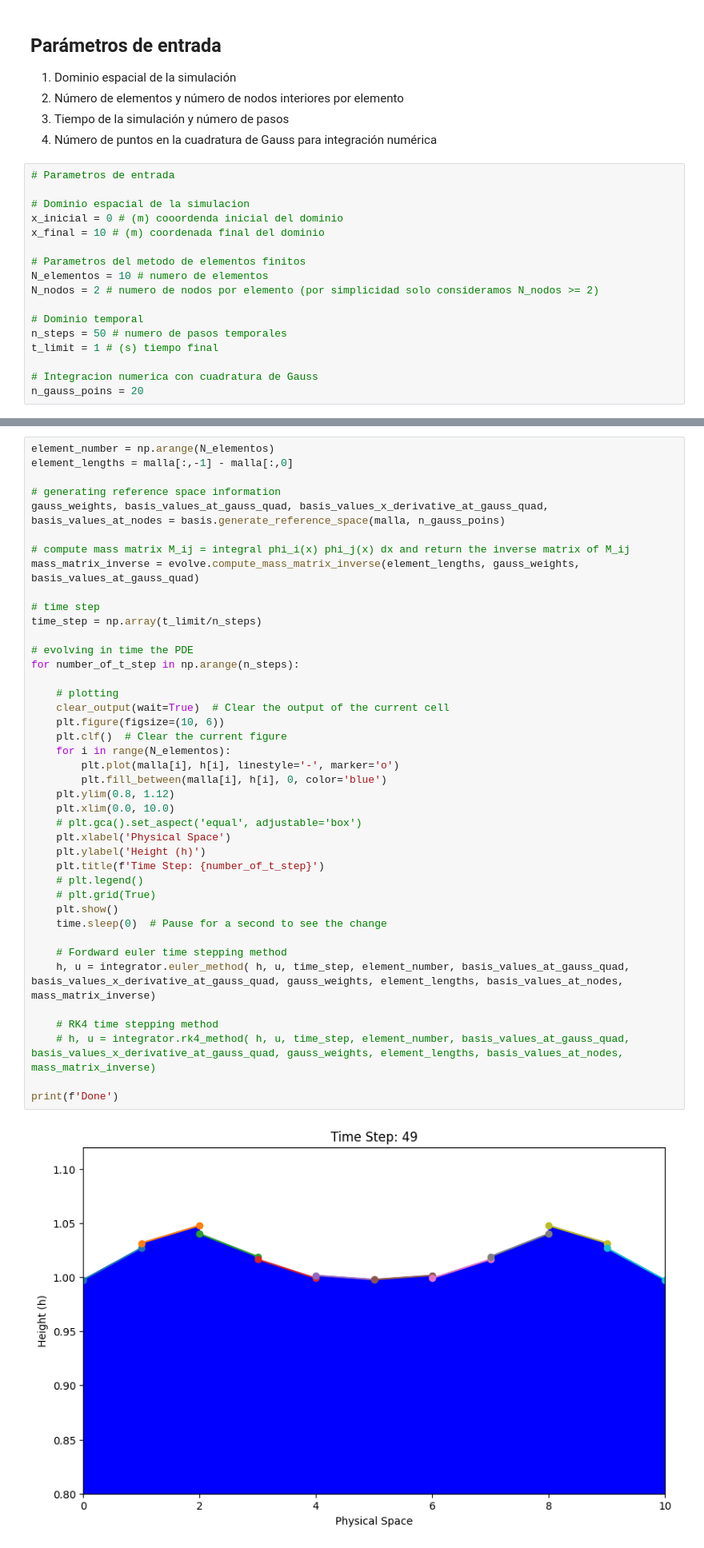
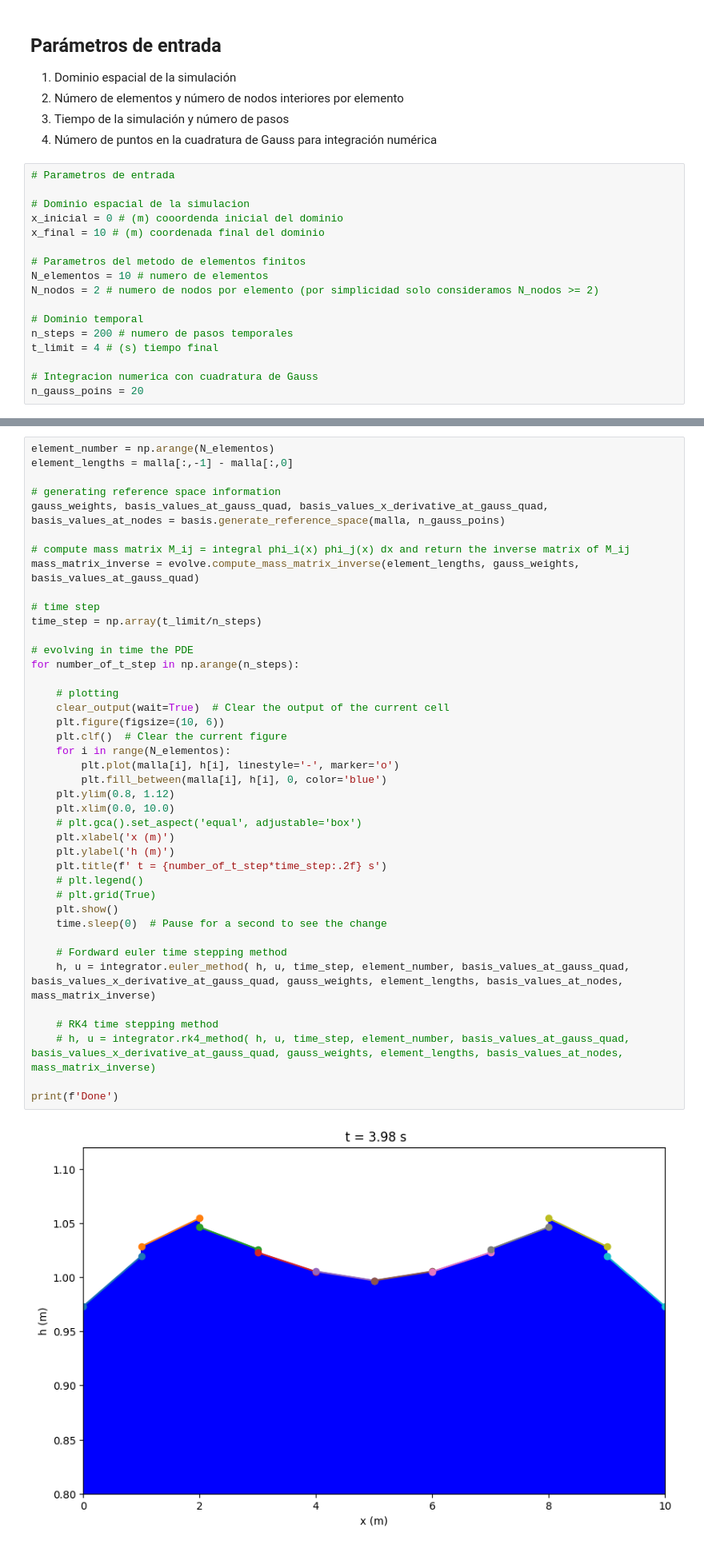
Before and after one commit to erickurquilla1999/1D-Shallow-Water-Equation, a Jupyter notebook: lecture_01.ipynb, the cells around one changed output, grey strips where cells are left out. Shown at 80% size. Saved outputs shown, nothing was run; the diff lists cells and outputs as text.

```diff
--- a/lecture_01.ipynb
+++ b/lecture_01.ipynb
@@ -61,8 +61,8 @@ N_elementos = 10 # numero de elementos
 N_nodos = 2 # numero de nodos por elemento (por simplicidad solo consideramos N_nodos >= 2)
 
 # Dominio temporal
-n_steps = 50 # numero de pasos temporales
-t_limit = 1 # (s) tiempo final
+n_steps = 200 # numero de pasos temporales
+t_limit = 4 # (s) tiempo final
 
 # Integracion numerica con cuadratura de Gauss
 n_gauss_poins = 20
@@ -108,35 +152,35 @@ mass_matrix_inverse = evolve.compute_mass_matrix_inverse(element_lengths, gauss_
 
 # time step
 time_step = np.array(t_limit/n_steps)
 
 # evolving in time the PDE
 for number_of_t_step in np.arange(n_steps):
 
     # plotting
     clear_output(wait=True)  # Clear the output of the current cell
     plt.figure(figsize=(10, 6))
     plt.clf()  # Clear the current figure
     for i in range(N_elementos):
         plt.plot(malla[i], h[i], linestyle='-', marker='o')
         plt.fill_between(malla[i], h[i], 0, color='blue')
     plt.ylim(0.8, 1.12)
     plt.xlim(0.0, 10.0)
     # plt.gca().set_aspect('equal', adjustable='box')
-    plt.xlabel('Physical Space')
-    plt.ylabel('Height (h)')
-    plt.title(f'Time Step: {number_of_t_step}')
+    plt.xlabel('x (m)')
+    plt.ylabel('h (m)')
+    plt.title(f' t = {number_of_t_step*time_step:.2f} s')
     # plt.legend()
     # plt.grid(True)
     plt.show()
     time.sleep(0)  # Pause for a second to see the change
 
     # Fordward euler time stepping method
     h, u = integrator.euler_method( h, u, time_step, element_number, basis_values_at_gauss_quad, basis_values_x_derivative_at_gauss_quad, gauss_weights, element_lengths, basis_values_at_nodes, mass_matrix_inverse)
 
     # RK4 time stepping method
     # h, u = integrator.rk4_method( h, u, time_step, element_number, basis_values_at_gauss_quad, basis_values_x_derivative_at_gauss_quad, gauss_weights, element_lengths, basis_values_at_nodes, mass_matrix_inverse)
 
 print(f'Done')
 # %% [output]
-[figure, old version]
+[figure, new version]
 Done
```
Also changed, not shown: parts of 7 cells of this notebook.
